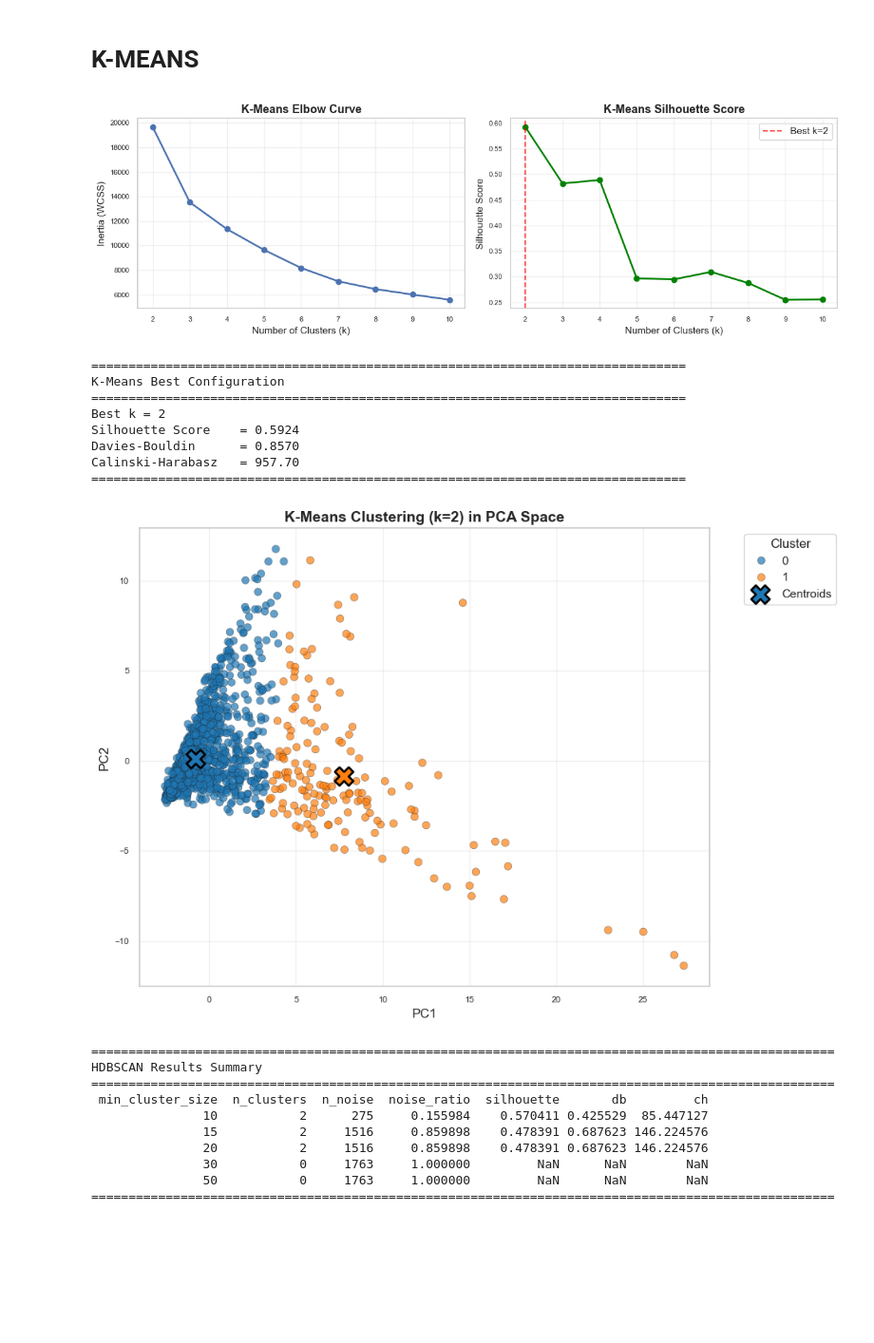
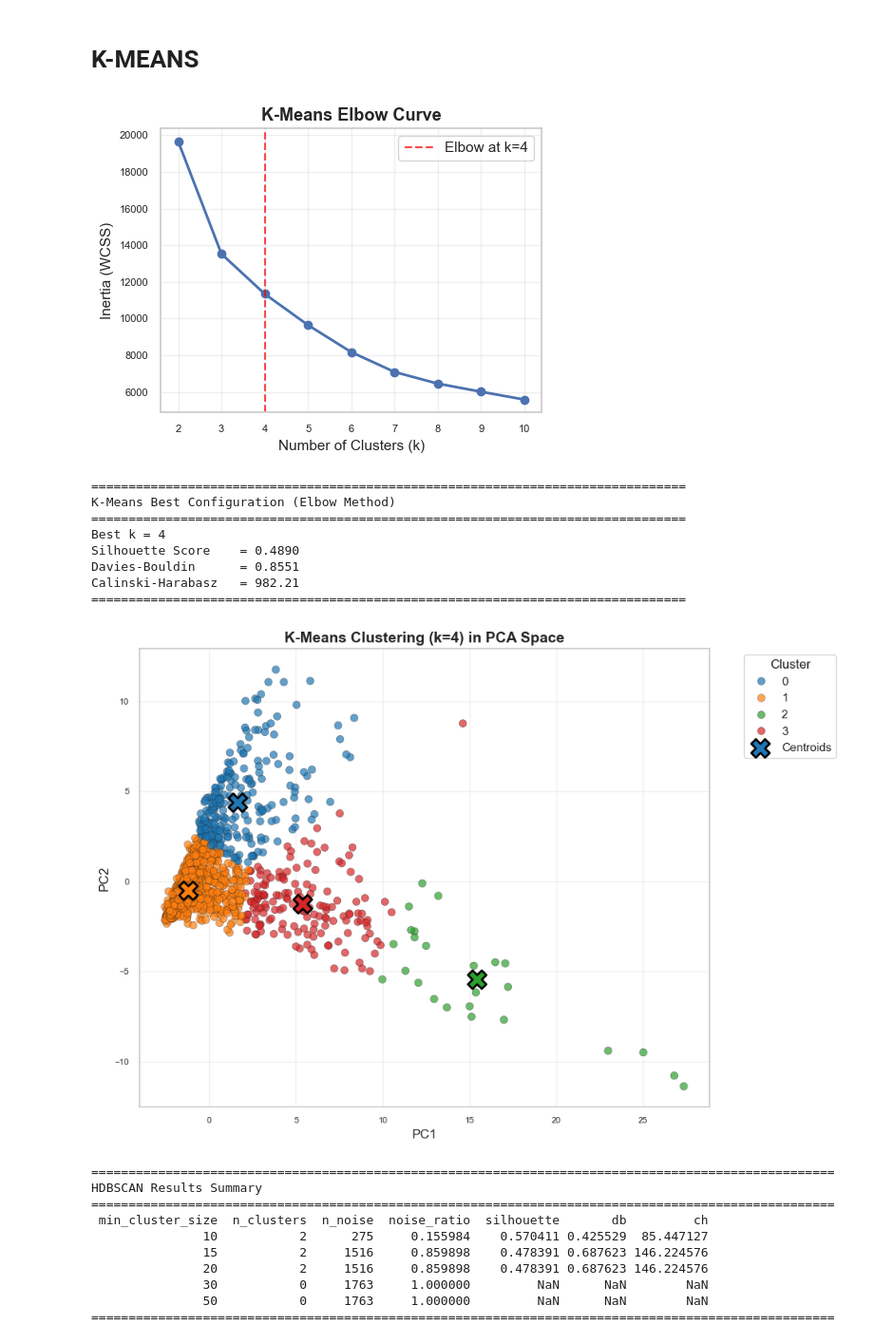
Before and after one commit to hiimnhan/scc451, a Jupyter notebook: task1.ipynb, the cells around one changed output. Shown at 95% size. Cells and saved outputs as stored; diff of their text form; code cells hidden in the pictures; blank space fills up the shorter version.

```diff
--- a/task1.ipynb
+++ b/task1.ipynb
@@ -273,72 +271,70 @@ def compute_scores(X, labels):
 # K-MEANS
 # %%
 from sklearn.cluster import KMeans
+from kneed import KneeLocator
 
 k_range = range(2, 11)
 kmeans_results = []
-best_model = None
-best_scores = None
 
 for k in k_range:
     km = KMeans(n_clusters=k, n_init=30, random_state=42)
     labels = km.fit_predict(X_pca)
     scores = compute_scores(X_pca, labels)
     inertia = km.inertia_
-    kmeans_results.append(dict(k=k, inertia=inertia, **scores))
+    kmeans_results.append(dict(k=k, model=km, labels=labels, inertia=inertia, **scores))
 
-    if np.isfinite(scores["silhouette"]) and (
-        best_scores is None or scores["silhouette"] > best_scores["silhouette"]
-    ):
-        best_model = (km, labels)
-        best_scores = scores
+kmeans_df = pd.DataFrame(kmeans_results)
 
-if best_model is None:
-    raise RuntimeError("K-Means did not produce a valid clustering. Consider adjusting k_range or preprocessing.")
+# Use elbow method to find optimal k
+kn = KneeLocator(
+    kmeans_df['k'],
+    kmeans_df['inertia'],
+    curve='convex',
+    direction='decreasing'
+)
+best_k = kn.elbow
 
-best_k = best_model[0].n_clusters
-best_labels = best_model[1]
-
-kmeans_df = pd.DataFrame(kmeans_results).set_index("k")
-
-fig, axes = plt.subplots(1, 2, figsize=(12, 4))
-
+# Get the best model based on elbow method
+best_row = kmeans_df[kmeans_df['k'] == best_k].iloc[0]
+best_model = (best_row['model'], best_row['labels'])
+best_labels = best_row['labels']
+best_scores = {
+    'silhouette': best_row['silhouette'],
+    'db': best_row['db'],
+    'ch': best_row['ch']
+}
+# Set index for plotting
+kmeans_df_plot = kmeans_df.set_index("k")
 # Elbow curve
-axes[0].plot(kmeans_df.index, kmeans_df["inertia"], marker="o", linewidth=2)
-axes[0].set_title("K-Means Elbow Curve", fontsize=13, fontweight='bold')
-axes[0].set_xlabel("Number of Clusters (k)", fontsize=11)
-axes[0].set_ylabel("Inertia (WCSS)", fontsize=11)
-axes[0].grid(True, alpha=0.3)
-
-# Silhouette score
-axes[1].plot(kmeans_df.index, kmeans_df["silhouette"], marker="o", color="green", linewidth=2)
-axes[1].axvline(best_k, color='red', linestyle='--', alpha=0.7, label=f"Best k={best_k}")
-axes[1].set_title("K-Means Silhouette Score", fontsize=13, fontweight='bold')
-axes[1].set_xlabel("Number of Clusters (k)", fontsize=11)
-axes[1].set_ylabel("Silhouette Score", fontsize=11)
-axes[1].legend()
-axes[1].grid(True, alpha=0.3)
+plt.plot(kmeans_df_plot.index, kmeans_df_plot["inertia"], marker="o", linewidth=2)
+plt.axvline(best_k, color='red', linestyle='--', alpha=0.7, label=f'Elbow at k={best_k}')
+plt.title("K-Means Elbow Curve", fontsize=13, fontweight='bold')
+plt.xlabel("Number of Clusters (k)", fontsize=11)
+plt.ylabel("Inertia (WCSS)", fontsize=11)
+plt.legend()
+plt.grid(True, alpha=0.3)
 
 plt.tight_layout()
 plt.savefig('kmeans_analysis.png', dpi=300, bbox_inches='tight')
 plt.show()
 
 print(f"\n{'='*80}")
-print(f"K-Means Best Configuration")
+print(f"K-Means Best Configuration (Elbow Method)")
 print('='*80)
 print(f"Best k = {best_k}")
 print(f"Silhouette Score    = {best_scores['silhouette']:.4f}")
 print(f"Davies-Bouldin      = {best_scores['db']:.4f}")
 print(f"Calinski-Harabasz   = {best_scores['ch']:.2f}")
 print('='*80)
 # %% [output]
-[figure, old version]
+[figure, new version]
 ================================================================================
-K-Means Best Configuration
+K-Means Best Configuration (Elbow Method)
 ================================================================================
-Best k = 2
-Silhouette Score    = 0.5924
-Davies-Bouldin      = 0.8570
-Calinski-Harabasz   = 957.70
+Best k = 4
+Silhouette Score    = 0.4890
+Davies-Bouldin      = 0.8551
+Calinski-Harabasz   = 982.21
 ================================================================================
 # %%
 # Visualize best K-Means clustering result
@@ -381,7 +377,7 @@ plt.tight_layout()
 plt.savefig('kmeans_clustering_visualization.png', dpi=300, bbox_inches='tight')
 plt.show()
 # %% [output]
-[figure, old version]
+[figure, new version]
 # %%
 import hdbscan
 
```
Also changed, not shown: parts of 7 cells of this notebook, 8 other files.
